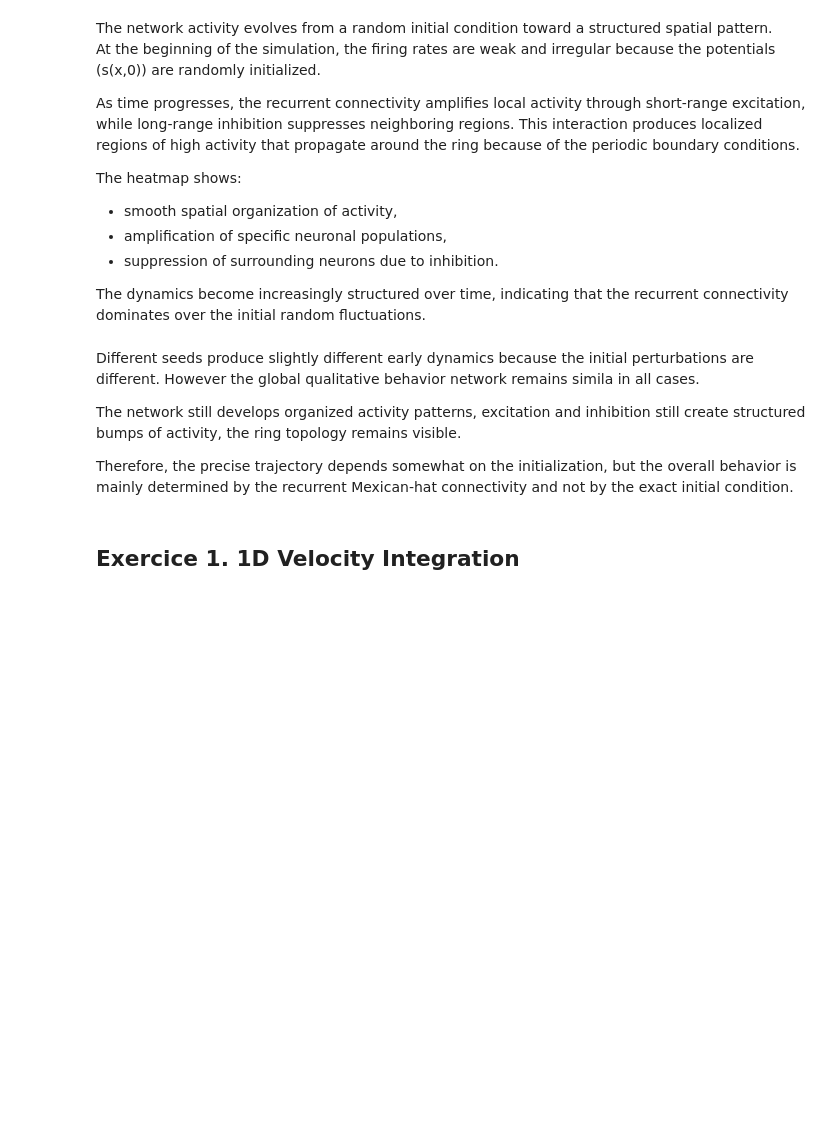
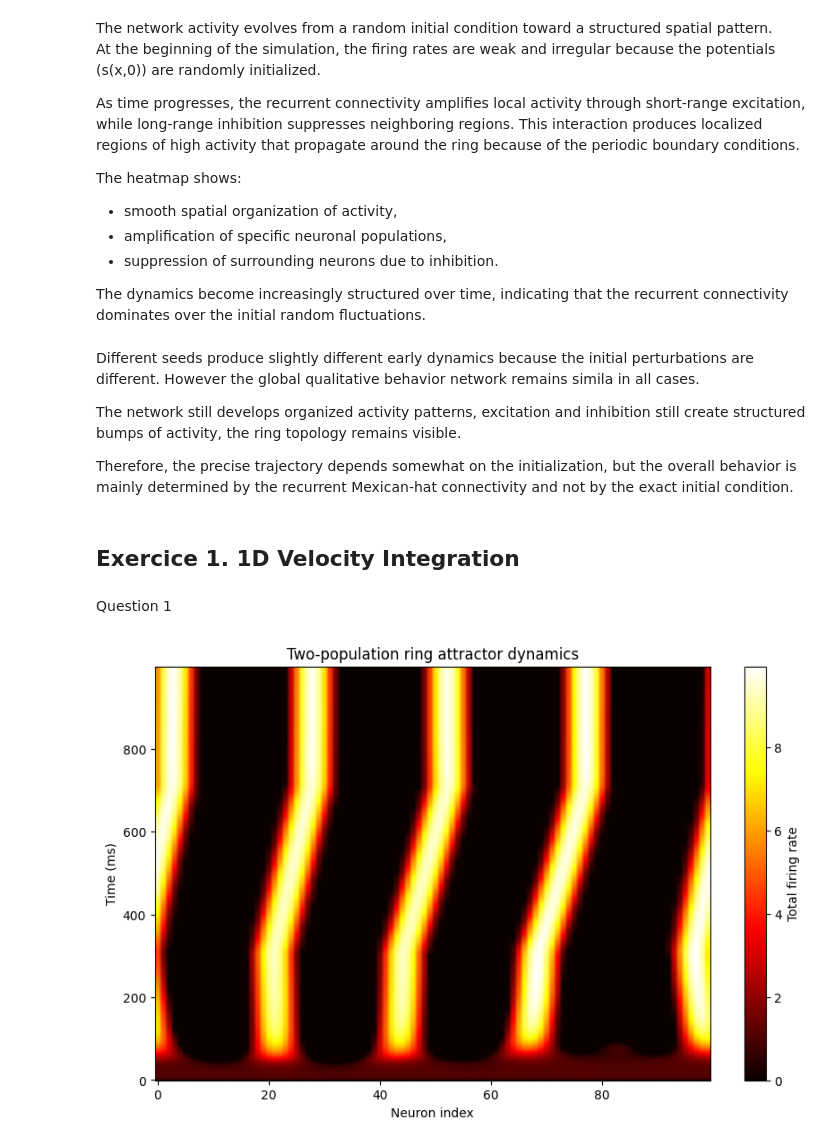
Before and after one commit to maelle-cvd/Neuronal-Dynamics, a Jupyter notebook: MP2.ipynb, the cells around one changed output. Saved outputs shown, nothing was run; the diff lists cells and outputs as text; code cells hidden in the pictures; blank space fills up the shorter version.

```diff
--- a/MP2.ipynb
+++ b/MP2.ipynb
@@ -143,3 +143,27 @@ Therefore, the precise trajectory depends somewhat on the initialization, but th
 mainly determined by the recurrent Mexican-hat connectivity and not by the exact initial condition.
 # %% [markdown]
 ## Exercice 1. 1D Velocity Integration
+# %% [markdown]
+Question 1
+# %%
+
+# Parameters for the 2-population model
+
+T = 1000
+B0 = 1.5
+alpha = 0.5
+l = 1.0
+
+# Shifted connectivity kernels
+
+W_R = np.roll(weights, int(l))
+W_L = np.roll(weights, -int(l))
+
+# Initial potentials
+
+s_R = np.random.uniform(0, 0.1, M)
+s_L = np.random.uniform(0, 0.1, M)
+
+# Store total activity
+
+r_total_history = np.zeros((T, M))
@@ -145,0 +210,22 @@ mainly determined by the recurrent Mexican-hat connectivity and not by the exact
+# %%
+# Plot total firing rates
+
+plt.figure(figsize=(10,6))
+
+plt.imshow(
+    r_total_history,
+    aspect='auto',
+    origin='lower',
+    cmap='hot'
+)
+
+plt.colorbar(label='Total firing rate')
+
+plt.xlabel('Neuron index')
+plt.ylabel('Time (ms)')
+
+plt.title('Two-population ring attractor dynamics')
+
+plt.show()
+# %% [output]
+[figure, added]
```
Also changed, not shown: parts of 4 cells of this notebook.
